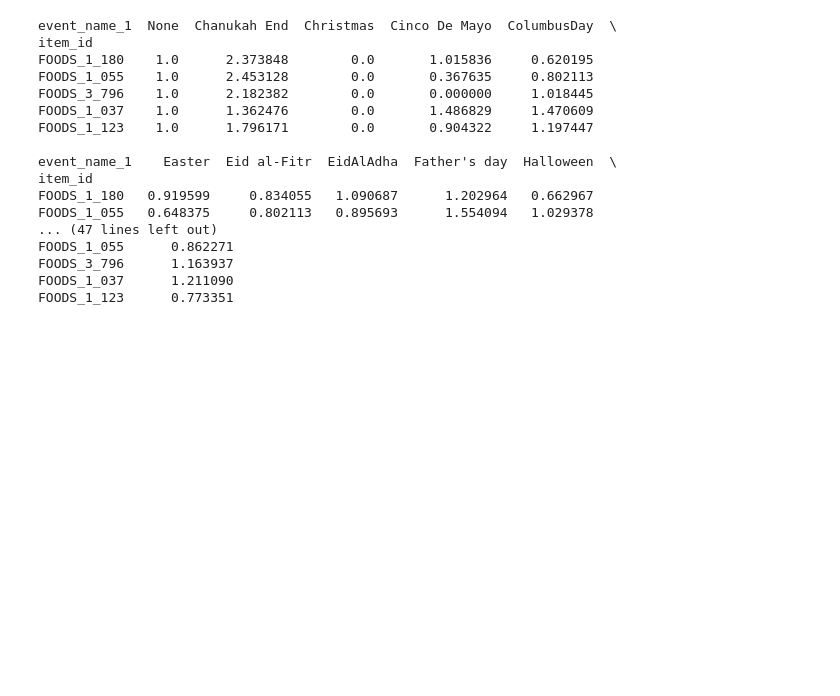
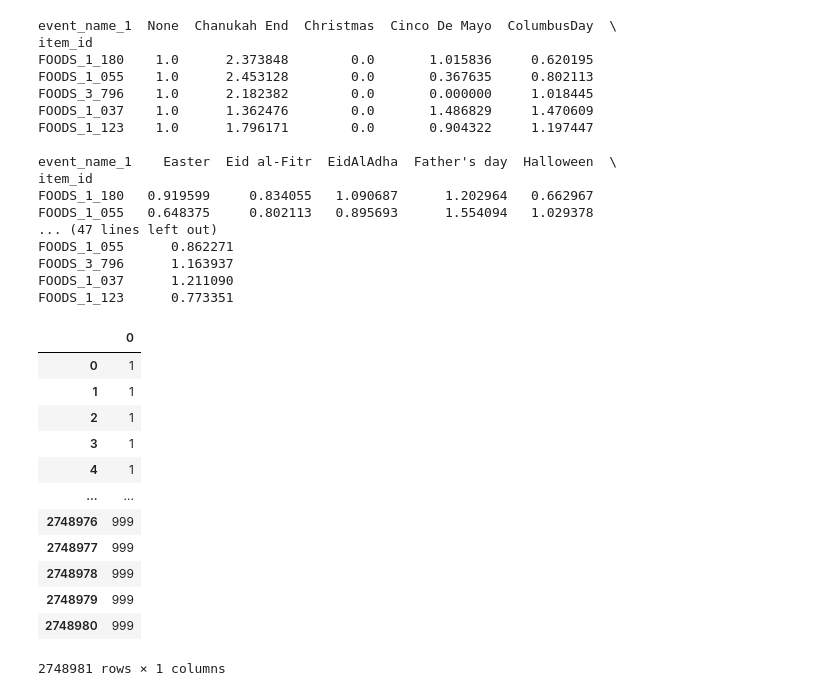
Before and after one commit to bspivey/M5ForecastingAccuracy, a Jupyter notebook: M5 Forecasting Accuracy - Exploration.ipynb, the cells around one changed output. Cells and saved outputs as stored; diff of their text form; code cells hidden in the pictures; blank space fills up the shorter version.

```diff
--- a/M5 Forecasting Accuracy - Exploration.ipynb
+++ b/M5 Forecasting Accuracy - Exploration.ipynb
@@ -361,3 +362,19 @@ FOODS_1_055      0.862271
 FOODS_3_796      1.163937
 FOODS_1_037      1.211090
 FOODS_1_123      0.773351
+# %%
+df_merged['d'].str.extract('(\d+)')
+# %% [output]
+|  | 0 |
+| 0 | 1 |
+| 1 | 1 |
+| 2 | 1 |
+| 3 | 1 |
+| 4 | 1 |
+| ... | ... |
+| 2748976 | 999 |
+| 2748977 | 999 |
+| 2748978 | 999 |
+| 2748979 | 999 |
+| 2748980 | 999 |
+2748981 rows × 1 columns
```
Also changed, not shown: parts of 2 cells of this notebook, 1 other file.
